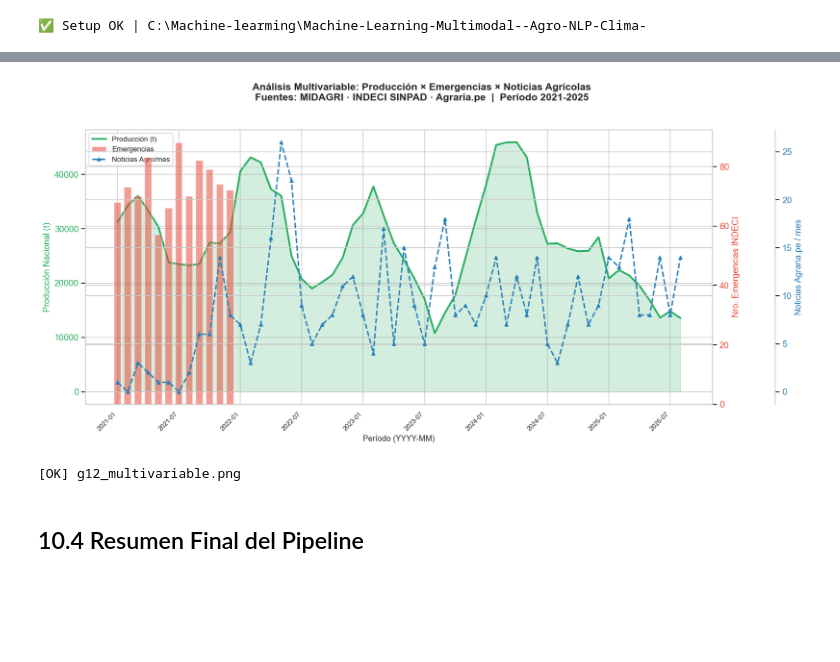
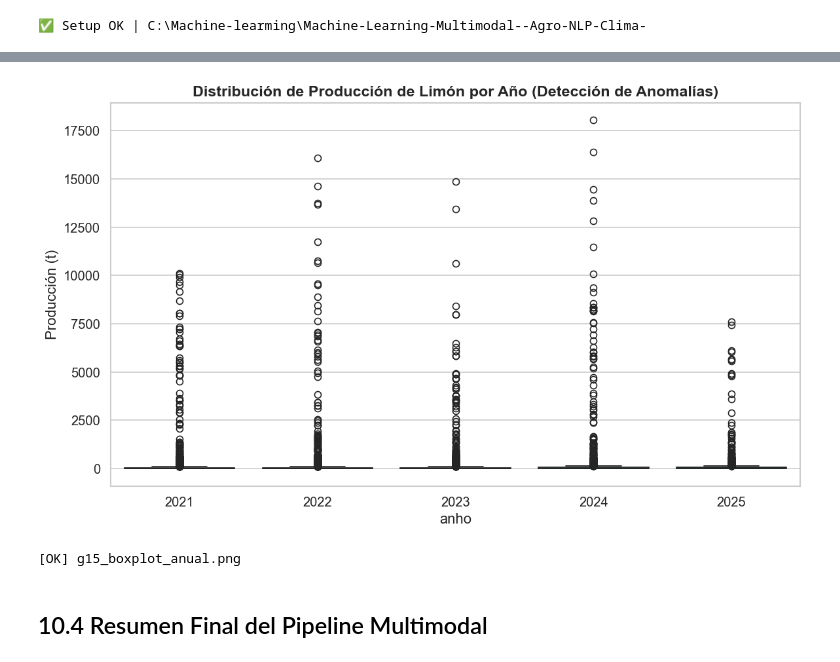
Before and after one commit to YeralD21/Machine-Learning-Multimodal--Agro-NLP-Clima-, a Jupyter notebook: notebooks/actividad_10_reexploracion.ipynb, the cells around one changed output, grey strips where cells are left out. Cells and saved outputs as stored; diff of their text form; code cells hidden in the pictures; blank space fills up the shorter version.

```diff
--- a/notebooks/actividad_10_reexploracion.ipynb
+++ b/notebooks/actividad_10_reexploracion.ipynb
@@ -117,56 +121,18 @@ print("[OK] g11_correlacion_heatmap.png")
-# %%
-
-multi = df_real.groupby('fecha_evento').agg(
-    produccion=('produccion_t','sum'),
-    emergencias=('num_emergencias','sum'),
-    noticias=('n_noticias','first')
-).reset_index().sort_values('fecha_evento')
-
-x = list(range(len(multi)))
-fig, ax1 = plt.subplots(figsize=(15, 7))
-
-# Producción — área rellena
-ax1.fill_between(x, multi['produccion'], alpha=0.2, color='#27ae60')
-ax1.plot(x, multi['produccion'], color='#27ae60', linewidth=2.5, label='Producción (t)')
-ax1.set_ylabel('Producción Nacional (t)', color='#27ae60', fontsize=12)
-ax1.tick_params(axis='y', labelcolor='#27ae60')
-ax1.set_xticks(range(0, len(multi), 6))
-ax1.set_xticklabels(multi['fecha_evento'].iloc[::6], rotation=45, ha='right', fontsize=9)
-ax1.set_xlabel('Período (YYYY-MM)', fontsize=11)
-
-# Emergencias — barras
-ax2 = ax1.twinx()
-ax2.bar(x, multi['emergencias'], alpha=0.55, color='#e74c3c', width=0.7, label='Emergencias')
-ax2.set_ylabel('Nro. Emergencias INDECI', color='#e74c3c', fontsize=12)
-ax2.tick_params(axis='y', labelcolor='#e74c3c')
-
-# Noticias — línea punteada
-ax3 = ax1.twinx()
-ax3.spines['right'].set_position(('axes', 1.10))
-ax3.plot(x, multi['noticias'], color='#2980b9', linestyle='--', marker='^',
-         markersize=5, linewidth=2, label='Noticias Agro/mes')
-ax3.set_ylabel('Noticias Agraria.pe / mes', color='#2980b9', fontsize=12)
-ax3.tick_params(axis='y', labelcolor='#2980b9')
-
-# Leyenda unificada
-handles, labels_list = [], []
-for ax in [ax1, ax2, ax3]:
-    h, l = ax.get_legend_handles_labels()
-    handles += h; labels_list += l
-ax1.legend(handles, labels_list, loc='upper left', fontsize=10, framealpha=0.9)
-
-fig.suptitle('Análisis Multivariable: Producción × Emergencias × Noticias Agrícolas\n'
-             'Fuentes: MIDAGRI · INDECI SINPAD · Agraria.pe  |  Período 2021-2025',
-             fontsize=14, fontweight='bold', y=1.02)
-plt.tight_layout()
-plt.savefig(f"{REPORTS}/g12_multivariable.png", dpi=150, bbox_inches='tight')
-plt.show()
-print("[OK] g12_multivariable.png")
-# %% [output]
-[figure, removed]
-[OK] g12_multivariable.png
+# %%
+
+fig, ax = plt.subplots(figsize=(10, 6))
+sns.boxplot(data=df_real, x='anho', y='produccion_t', palette='YlGn', ax=ax)
+ax.set_title('Distribución de Producción de Limón por Año (Detección de Anomalías)', fontsize=14, fontweight='bold')
+ax.set_ylabel('Producción (t)')
+plt.tight_layout()
+plt.savefig(f"{REPORTS}/g15_boxplot_anual.png", dpi=150, bbox_inches='tight')
+plt.show()
+print("[OK] g15_boxplot_anual.png")
+# %% [output]
+[figure, added]
+[OK] g15_boxplot_anual.png
 # %% [markdown]
-## 10.4 Resumen Final del Pipeline
+## 10.4 Resumen Final del Pipeline Multimodal
 # %%
 
 print("=" * 65)
```
Also changed, not shown: parts of 9 cells of this notebook, 10 other files.
